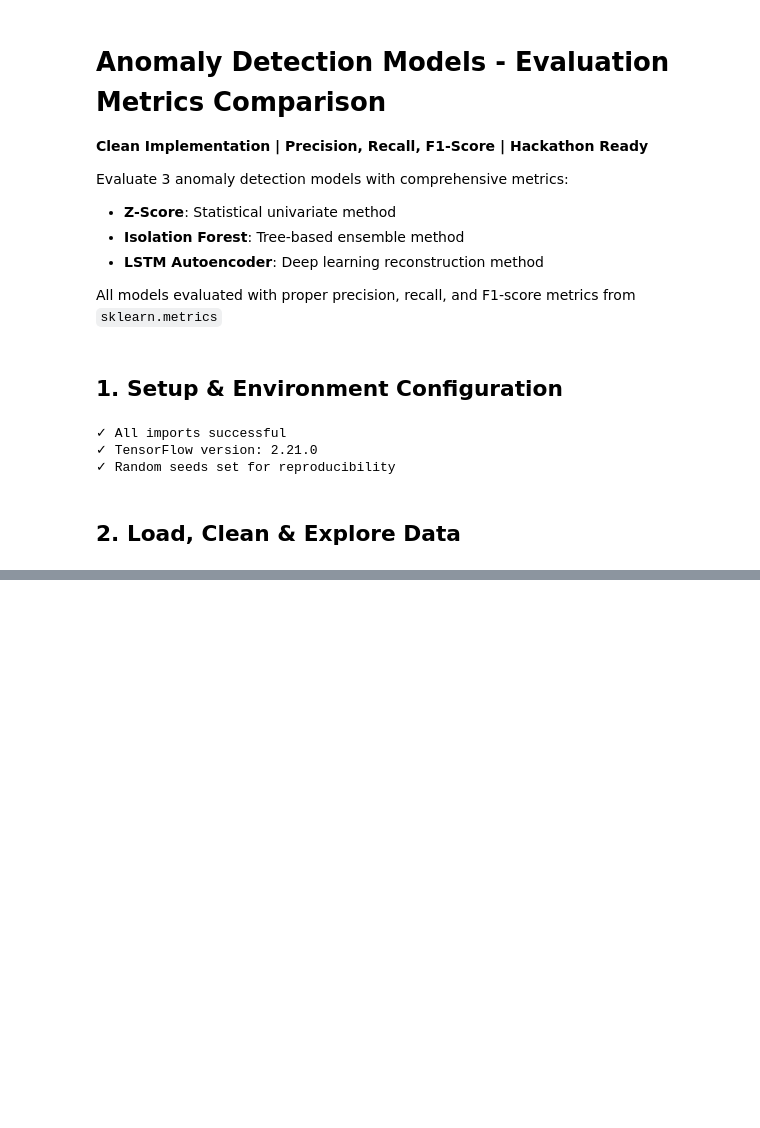
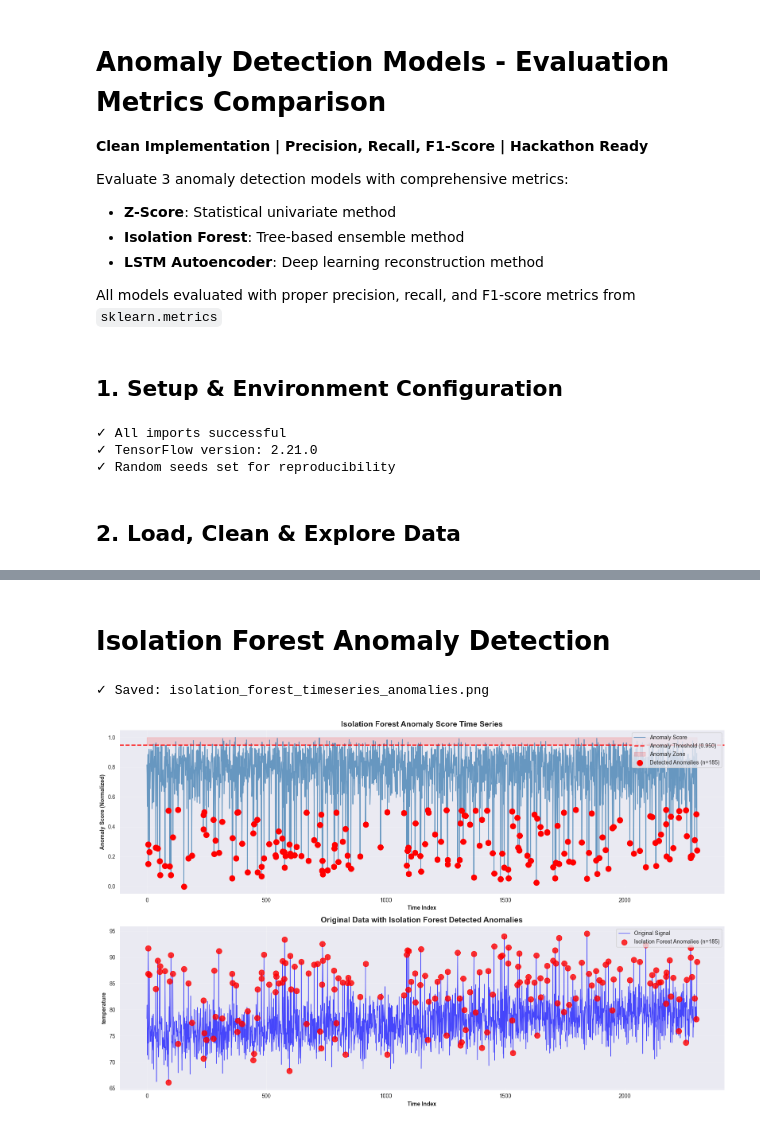
Before and after one commit to Souvikhazra15/NexAura, a Jupyter notebook: models/OmniAnamoly/Comprehensive_Anomaly_Detection_Pipeline.ipynb, the cells around one changed output, grey strips where cells are left out. Cells and saved outputs as stored; diff of their text form; code cells hidden in the pictures; blank space fills up the shorter version.

```diff
--- a/models/OmniAnamoly/Comprehensive_Anomaly_Detection_Pipeline.ipynb
+++ b/models/OmniAnamoly/Comprehensive_Anomaly_Detection_Pipeline.ipynb
@@ -1187,0 +179,79 @@ Detection Rate: 5.0% of data flagged as anomaly
+# %% [markdown]
+#  Isolation Forest Anomaly Detection
+# %%
+# ── Isolation Forest Anomaly Detection ──────────────────────────────────────
+from sklearn.ensemble import IsolationForest
+
+# Define dynamic contamination based on dataset size
+dataset_size = len(data_scaled)
+if dataset_size < 1000:
+    contamination = 0.10
+elif dataset_size < 5000:
+    contamination = 0.08
+else:
+    contamination = 0.05
+
+# Train Isolation Forest
+iso_forest = IsolationForest(contamination=contamination, random_state=42, n_estimators=200)
+predictions_iso = iso_forest.fit_predict(data_scaled)
+anomaly_scores_iso = iso_forest.score_samples(data_scaled)
+
+# Convert predictions: -1 (anomaly) to 2, 1 (normal) to 0
+predictions_iso_binary = np.where(predictions_iso == -1, 2, 0)
+
+# Normalize anomaly scores for visualization
+anomaly_scores_normalized = (anomaly_scores_iso - anomaly_scores_iso.min()) / (anomaly_scores_iso.max() - anomaly_scores_iso.min())
+threshold_iso = np.percentile(anomaly_scores_normalized, 95)
+
+# ── Time Series Visualization ──────────────────────────────────────────────
+fig, axes = plt.subplots(2, 1, figsize=(16, 10))
+
+# Plot 1: Anomaly Score Time Series with Threshold
+ax1 = axes[0]
+ax1.plot(anomaly_scores_normalized, linewidth=1.5, label='Anomaly Score', alpha=0.8, color='steelblue')
+ax1.axhline(threshold_iso, color='red', linestyle='--', linewidth=2, label=f'Anomaly Threshold ({threshold_iso:.3f})')
+ax1.fill_between(range(len(anomaly_scores_normalized)), threshold_iso, anomaly_scores_normalized.max(),
+                  alpha=0.15, color='red', label='Anomaly Zone')
+ax1.scatter(np.where(predictions_iso == -1)[0], anomaly_scores_normalized[predictions_iso == -1],
+            color='red', s=100, marker='o', label=f'Detected Anomalies (n={sum(predictions_iso == -1)})', zorder=5)
+ax1.set_xlabel('Time Index', fontweight='bold')
+ax1.set_ylabel('Anomaly Score (Normalized)', fontweight='bold')
+ax1.set_title('Isolation Forest Anomaly Score Time Series', fontweight='bold', fontsize=14)
+ax1.legend(loc='upper right', fontsize=10)
+ax1.grid(True, alpha=0.3)
+
+# Plot 2: Original Data with Anomalies Highlighted
+ax2 = axes[1]
+feature_idx = 0
+feature_data = df_clean.iloc[:, feature_idx].values
+ax2.plot(feature_data, linewidth=1, label='Original Signal', alpha=0.7, color='blue')
+
+# Highlight anomalies detected by Isolation Forest
+anomaly_idx = np.where(predictions_iso == -1)[0]
+ax2.scatter(anomaly_idx, feature_data[anomaly_idx], color='red', s=100, marker='o',
+            label=f'Isolation Forest Anomalies (n={len(anomaly_idx)})', zorder=5, alpha=0.8)
+
+ax2.set_xlabel('Time Index', fontweight='bold')
+ax2.set_ylabel(f'{df_clean.columns[feature_idx]}', fontweight='bold')
+ax2.set_title('Original Data with Isolation Forest Detected Anomalies', fontweight='bold', fontsize=14)
+ax2.legend(loc='upper right', fontsize=10)
+ax2.grid(True, alpha=0.3)
+
+plt.tight_layout()
+plt.savefig('isolation_forest_timeseries_anomalies.png', dpi=150, bbox_inches='tight')
+print('✓ Saved: isolation_forest_timeseries_anomalies.png')
+plt.show()
+
+# ── Summary Statistics ──────────────────────────────────────────────────────
+print('\n' + '='*60)
+print('ISOLATION FOREST ANOMALY DETECTION SUMMARY')
+print('='*60)
+print(f'Contamination rate: {contamination*100:.2f}%')
+print(f'Normal samples:     {sum(predictions_iso == 1)}')
+print(f'Anomalies:          {sum(predictions_iso == -1)} ({sum(predictions_iso == -1) / len(predictions_iso) * 100:.2f}%)')
+print(f'Anomaly score range: [{anomaly_scores_iso.min():.4f}, {anomaly_scores_iso.max():.4f}]')
+print(f'Threshold:          {anomaly_scores_iso[np.argsort(anomaly_scores_iso)][int(len(anomaly_scores_iso)*contamination)]:.4f}')
+print('='*60)
+# %% [output]
+✓ Saved: isolation_forest_timeseries_anomalies.png
+[figure, added]
```
Also changed, not shown: parts of 34 cells of this notebook, 23 other files.
